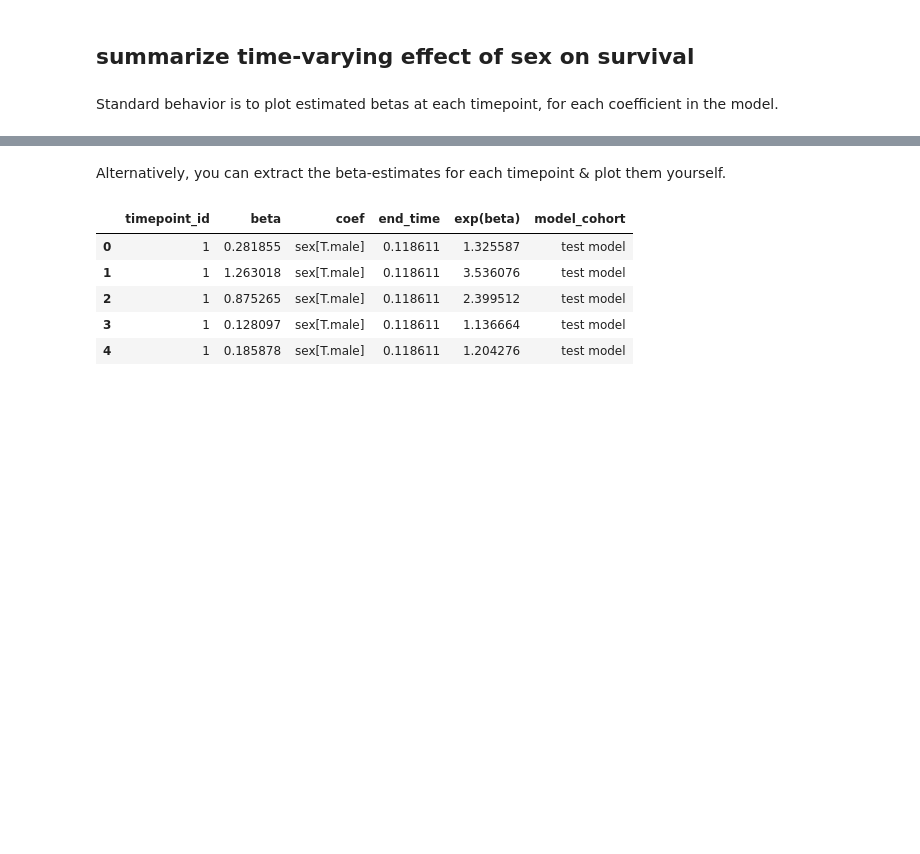
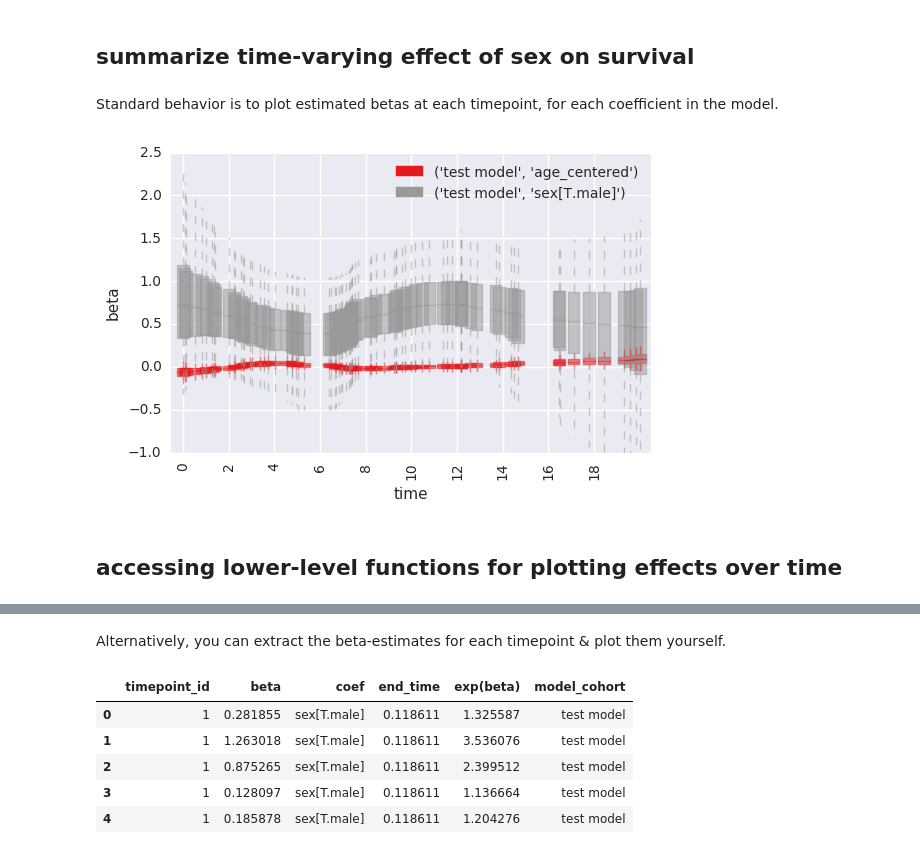
Before and after one commit to hammerlab/survivalstan, a Jupyter notebook: example-notebooks/Test pem_survival_model_timevarying with simulated data.ipynb, the cells around one changed output, grey strips where cells are left out. Cells and saved outputs as stored; diff of their text form; code cells hidden in the pictures; blank space fills up the shorter version.

```diff
--- a/example-notebooks/Test pem_survival_model_timevarying with simulated data.ipynb
+++ b/example-notebooks/Test pem_survival_model_timevarying with simulated data.ipynb
@@ -140,6 +138,12 @@ survivalstan.utils.plot_pp_survival([testfit], by='sex', pal=['red', 'blue'])
 ## summarize time-varying effect of sex on survival
 # %% [markdown]
 Standard behavior is to plot estimated betas at each timepoint, for each coefficient in the model.
+# %%
+survivalstan.utils.plot_coefs([testfit], element='beta_time', ylim=[-1, 2.5])
+# %% [output]
+[figure, added]
+# %% [markdown]
+## accessing lower-level functions for plotting effects over time
 # %%
 survivalstan.utils.plot_time_betas(models=[testfit], by=['coef'], y='exp(beta)', ylim=[0, 10])
 # %% [output]
```
Also changed, not shown: parts of 10 cells of this notebook.
